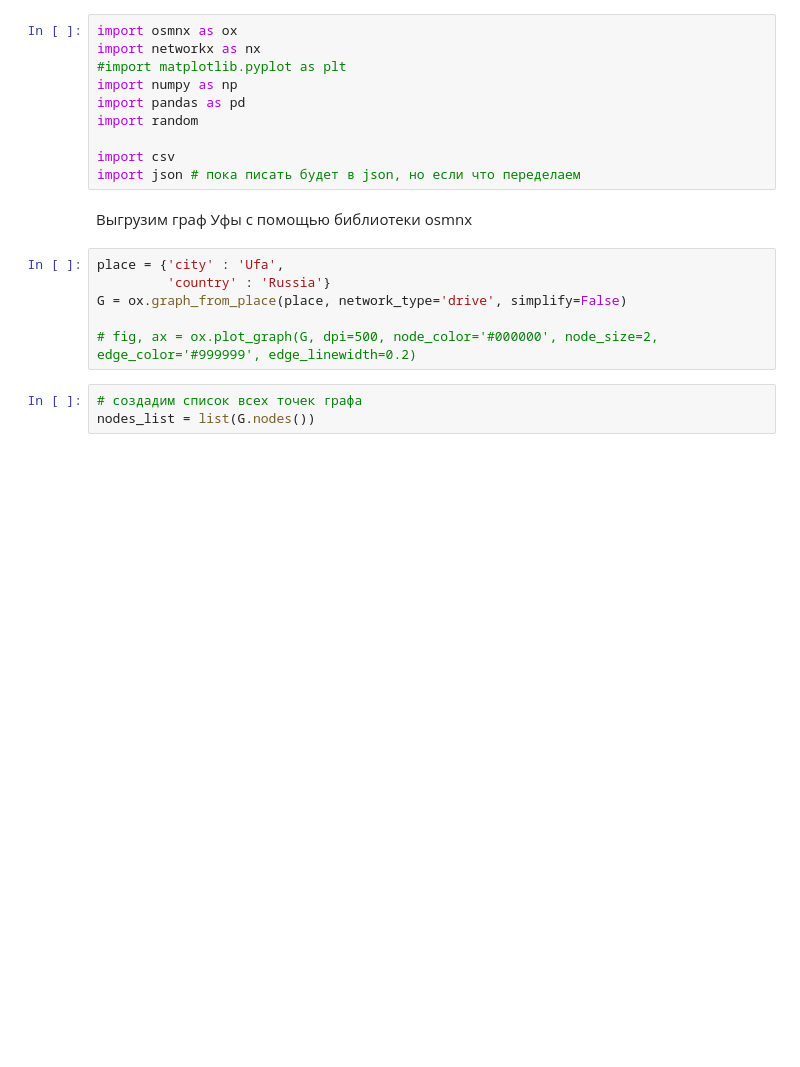
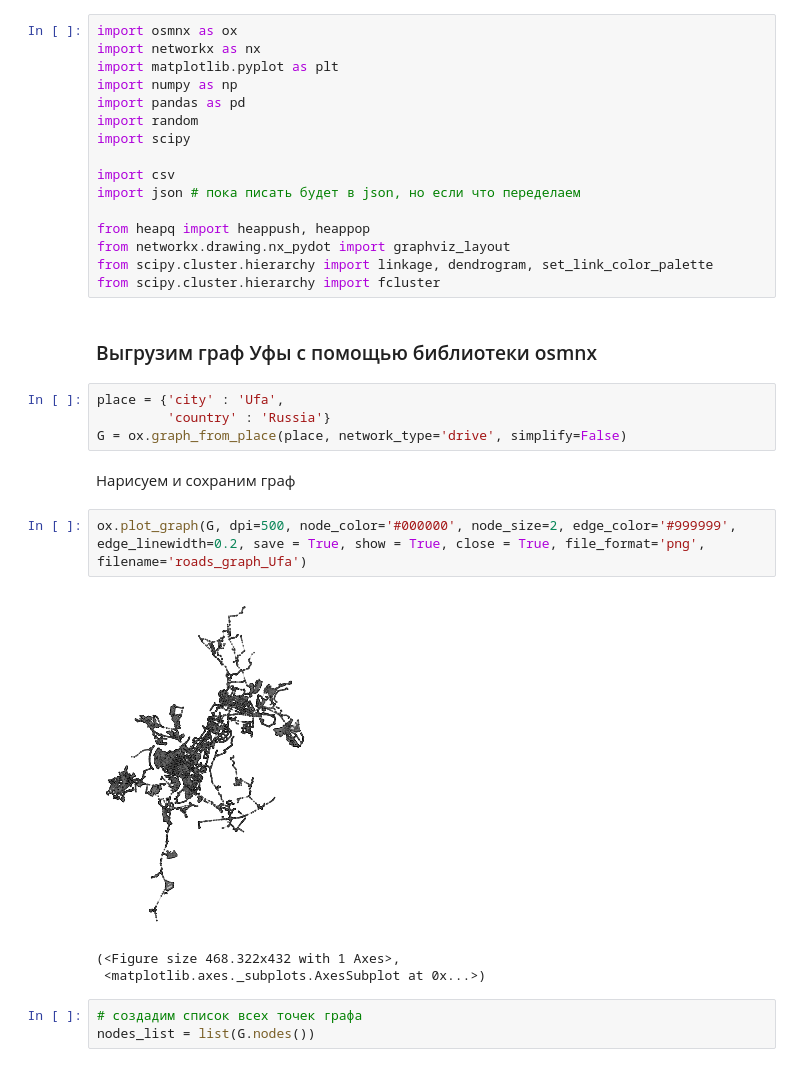
Before and after one commit to oksanamda/OSM-Graphs, a Jupyter notebook: python-things/mygraphs.ipynb, the cells around one changed output. Drawn from its saved outputs; the diff is of its cells as text; blank space fills up the shorter version.

```diff
--- a/python-things/mygraphs.ipynb
+++ b/python-things/mygraphs.ipynb
@@ -24,21 +8,33 @@ Requirement already satisfied: attrs>=17 in /usr/local/lib/python3.6/dist-packag
 # %%
 import osmnx as ox
 import networkx as nx
-#import matplotlib.pyplot as plt
+import matplotlib.pyplot as plt
 import numpy as np
 import pandas as pd
 import random
+import scipy
 
 import csv
 import json # пока писать будет в json, но если что переделаем
+
+from heapq import heappush, heappop
+from networkx.drawing.nx_pydot import graphviz_layout
+from scipy.cluster.hierarchy import linkage, dendrogram, set_link_color_palette
+from scipy.cluster.hierarchy import fcluster
 # %% [markdown]
-Выгрузим граф Уфы с помощью библиотеки osmnx
+### Выгрузим граф Уфы с помощью библиотеки osmnx
 # %%
 place = {'city' : 'Ufa',
          'country' : 'Russia'}
 G = ox.graph_from_place(place, network_type='drive', simplify=False)
-
-# fig, ax = ox.plot_graph(G, dpi=500, node_color='#000000', node_size=2, edge_color='#999999', edge_linewidth=0.2)
+# %% [markdown]
+Нарисуем и сохраним граф
+# %%
+ox.plot_graph(G, dpi=500, node_color='#000000', node_size=2, edge_color='#999999', edge_linewidth=0.2, save = True, show = True, close = True, file_format='png', filename='roads_graph_Ufa')
+# %% [output]
+[figure, added]
+(<Figure size 468.322x432 with 1 Axes>,
+ <matplotlib.axes._subplots.AxesSubplot at 0x...>)
 # %%
 # создадим список всех точек графа
 nodes_list = list(G.nodes())
```
Also changed, not shown: parts of 145 cells of this notebook, 19 other files.
